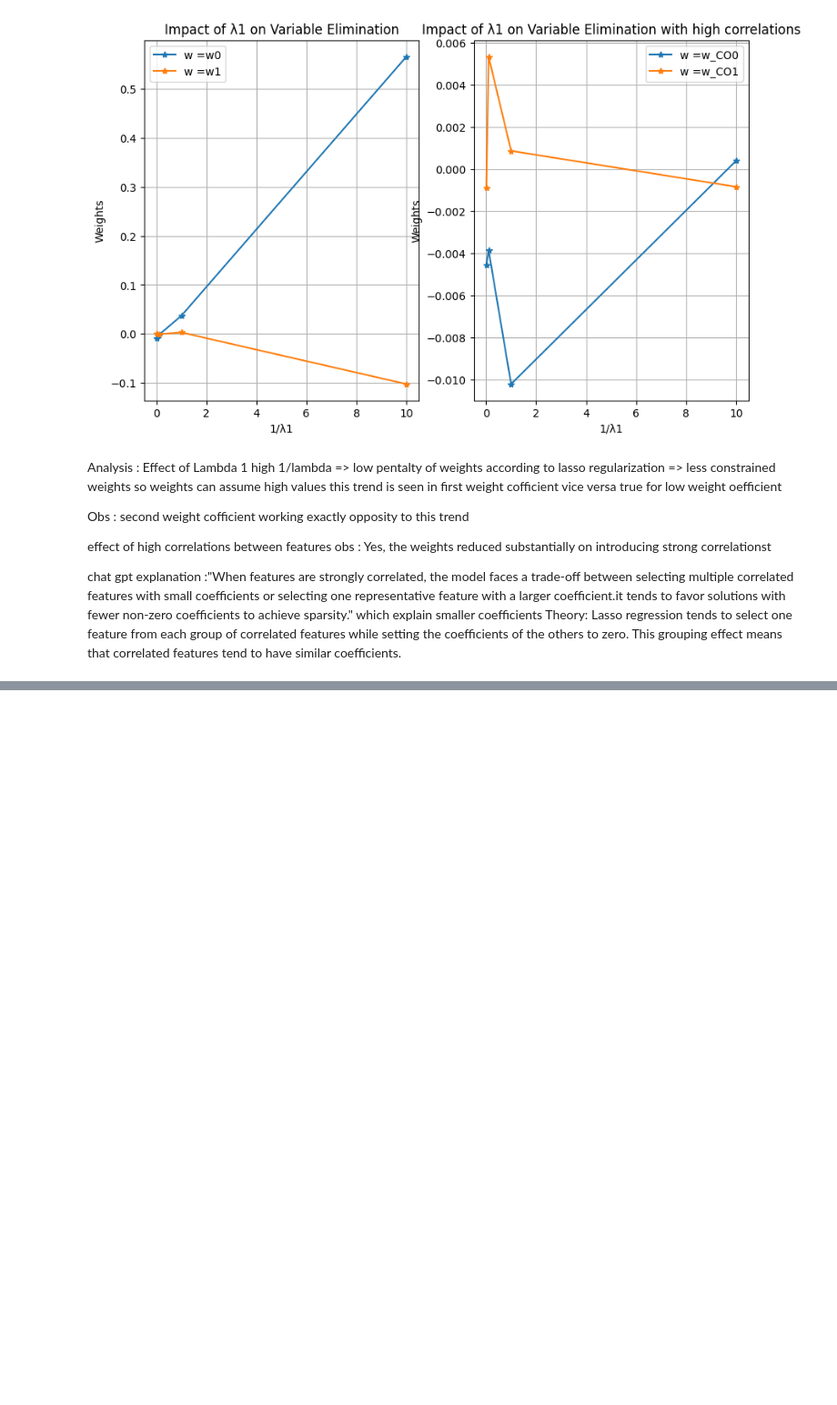
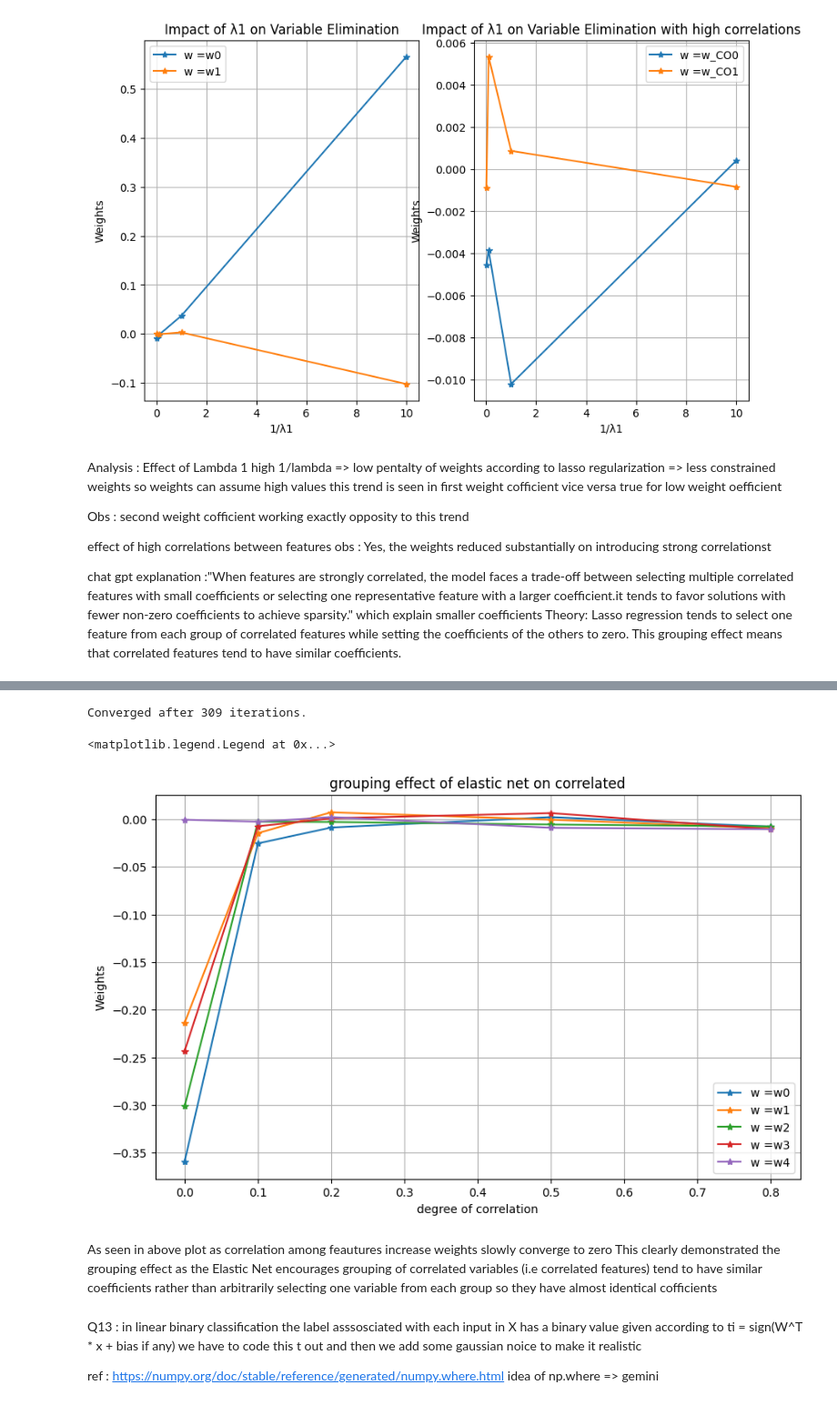
Before and after one commit to prachitgupta/ML_Algorithms, a Jupyter notebook: assignment/assignment1.ipynb, the cells around one changed output, grey strips where cells are left out. Shown at 91% size. Saved outputs shown, nothing was run; the diff lists cells and outputs as text; code cells hidden in the pictures; blank space fills up the shorter version.

```diff
--- a/assignment/assignment1.ipynb
+++ b/assignment/assignment1.ipynb
@@ -17,8 +17,8 @@ Source : chat-gpt
 
 coding structure -> self
 # %%
-def generate_input_data(n, S):
-    m = 2 ## arbitary chosen no. of columns/features
+def generate_input_data(n, S, M):
+    m = M ## arbitary chosen no. of columns/features
     ##generate random matrix of size NXM
     random_matrix = np.random.randn(n,m)
     ##GENERATE INPUT DATA MATRIX using np.dot for matrix multiplication
@@ -355,7 +355,7 @@ def analysisRegularization(sigma, Nvalues, alpha1Values, alpha2Values, iteration
             for i in range(numRuns): ## 5 runs for each lambda N pair
                 G = np.eye(M,D)  ##identity generator matrix of sample size
                 ##input matrix
-                X = generate_input_data(N,G)
+                X = generate_input_data(N,G, M)
 
                 ##target matrix
                 t = generate_target_matrix(X, w , sigma)
@@ -469,8 +469,8 @@ G = np.eye(M,D)  ##identity generator matrix of sample size
 ## introduce correlations
 S = np.array([[1, 0.8],[0.8,1]])  ## introduce correlations  0.8 instead of 0  so high correlations
 ##input matrix
-X = generate_input_data(N,G)
-X_Co = generate_input_data(N,S)
+X = generate_input_data(N,G,M)
+X_Co = generate_input_data(N,S,M)
 ## weights initialized random
 w = np.random.randn(D, 1)
 ##for correlated
@@ -485,6 +485,7 @@ lambda2 = 0.01
 ##array to store weights
 weights = np.zeros((D,len(lambda1Values)))
 weightsCo = np.zeros((D,len(lambda1Values)))
+
 for k,lambda1 in enumerate(lambda1Values):
     ##target matrix
     t = generate_target_matrix(X, w , sigma)
@@ -538,0 +576,49 @@ Q12
+# %%
+##X_CO computed in previous part gives correlated input data matrix
+## to control degree of correlation lets use a new method to compute generater matrix
+covariance = [0,0.1, 0.2, 0.5 , 0.8]
+D = 5 ## no of features
+M = 5
+## weights initialized random
+w = np.random.randn(D, 1)
+## learning rate  (asked chat gpt what should it be can always improvise)
+learningRate = 0.01
+## no of iterations
+Iterations = 1000
+##Lamdas for regularization
+lambda1 = 0.1 ##asked gpt for initial values
+ratio = 0.5 ## can always tweek to control extend of lasso and ridge
+##array to store weights
+weights = np.zeros((D,len(covariance)))
+
+for k,c in enumerate(covariance): ## k index of covariance
+    ##generater matrix
+    G = np.eye(D) + c*(np.ones((D,D)) - np.eye(D)) ## same as manual method
+    X = generate_input_data(N,G,M)
+    ##target matrix
+    t = generate_target_matrix(X, w , sigma)
+    ##for correlated input
+    w = elastic_net_gradient(X, w, t, lambda1, ratio, Iterations, learningRate)
+    weights[:,k] = w.flatten() ## each colum stores consecutive iterations
+##plot weights against covariance  ## same as q11
+plt.figure(figsize=(10, 6))
+for i in range(w.shape[0]):
+    plt.plot(covariance, weights[i,:], marker='*', label=f'w =w{i}') ## asked gemini
+plt.xlabel('degree of correlation')
+plt.ylabel('Weights')
+plt.title('grouping effect of elastic net on correlated')
+plt.grid(True)
+plt.legend()
+# %% [output]
+Converged after 309 iterations.
+<matplotlib.legend.Legend at 0x...>
+[figure, added]
+# %% [markdown]
+As seen in above plot as correlation among feautures increase weights slowly converge to zero
+This clearly demonstrated the grouping effect as the Elastic Net encourages grouping of correlated variables (i.e correlated features) tend to have similar coefficients rather than arbitrarily selecting one variable from each group so they have almost identical cofficients
+# %% [markdown]
+Q13 : in linear binary classification the label asssosciated with each input in X has a binary value
+given according to ti = sign(W^T * x + bias if any) we have to code this t out and then we add some gaussian noice to make it realistic
+
+ref : https://numpy.org/doc/stable/reference/generated/numpy.where.html
+idea of np.where => gemini
```
Also changed, not shown: parts of 8 cells of this notebook.
